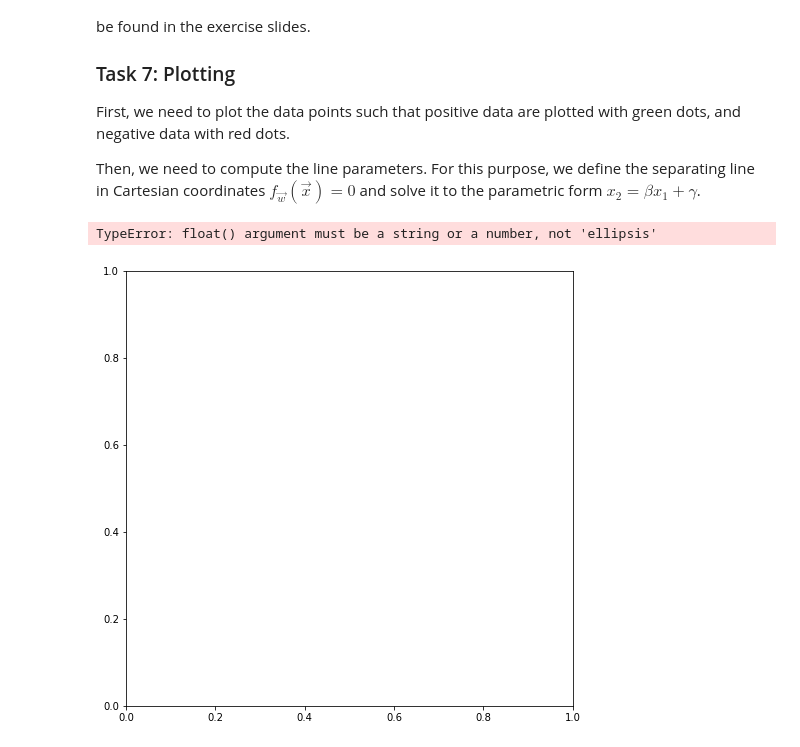
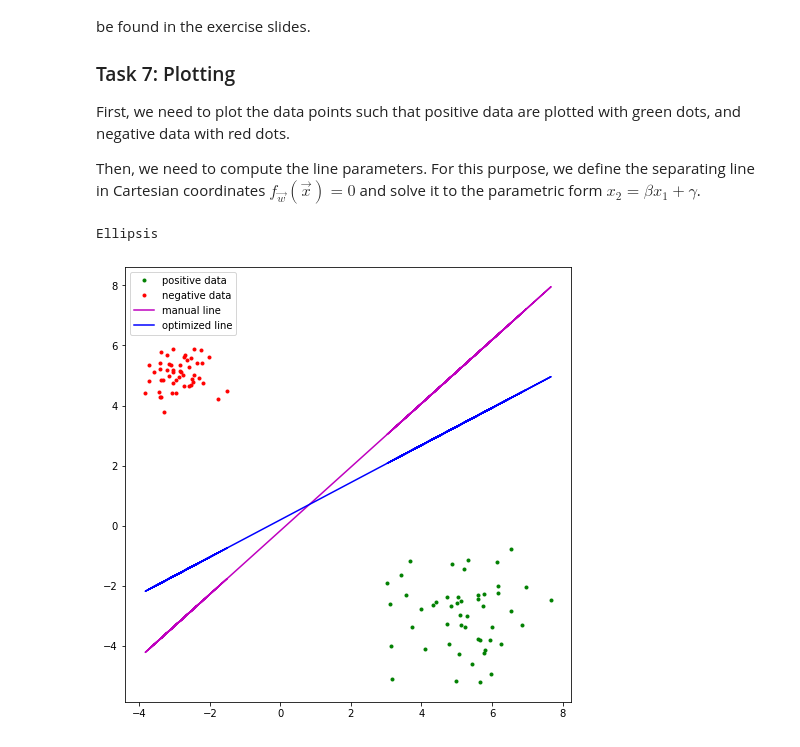
Before and after one commit to acd17sk/Deep-Learning-Projects, a Jupyter notebook: Assignment01.ipynb, the cells around one changed output. Saved outputs shown, nothing was run; the diff lists cells and outputs as text; code cells hidden in the pictures.

```diff
--- a/Assignment01.ipynb
+++ b/Assignment01.ipynb
@@ -199,35 +199,37 @@ def line_parameters(w):
   return beta, gamma
 
 
 from matplotlib import pyplot
 
 # create a square plot
 pyplot.figure(figsize=(8,8))
 
 # plot the positive data points
-pyplot.plot(..., ..., "g.", label="positive data")
+pyplot.plot(X[:,1][T>0], X[:,2][T>0], "g.", label="positive data")
 # plot the negative data points
-pyplot.plot(..., ..., "r.", label="negative data")
+pyplot.plot(X[:,1][T<0], X[:,2][T<0], "r.", label="negative data")
 
 # define positions where to evaluate the line:
-x1 = ...
+x1 = X[:,1]
 
 # compute line parameters for manual line
 beta, gamma = line_parameters(w_manual)
 # now, compute the values according to our parametric form:
 x2 = beta * x1 + gamma
 # plot lines (might need to call this function twice for the two lines)
 pyplot.plot(x1, x2, "m-", label="manual line")
 
 # compute line parameters for optimized line
 beta, gamma = line_parameters(w_star)
 # now, compute the values according to our parametric form:
 x2 = beta * x1 + gamma
 # plot lines (might need to call this function twice for the two lines)
 pyplot.plot(x1, x2, "b-", label="optimized line")
 
+pyplot.legend()
+
 # make the plot more beautiful
 ...
 # %% [output]
-TypeError: float() argument must be a string or a number, not 'ellipsis'
+Ellipsis
-[figure, old version]
+[figure, new version]
```
